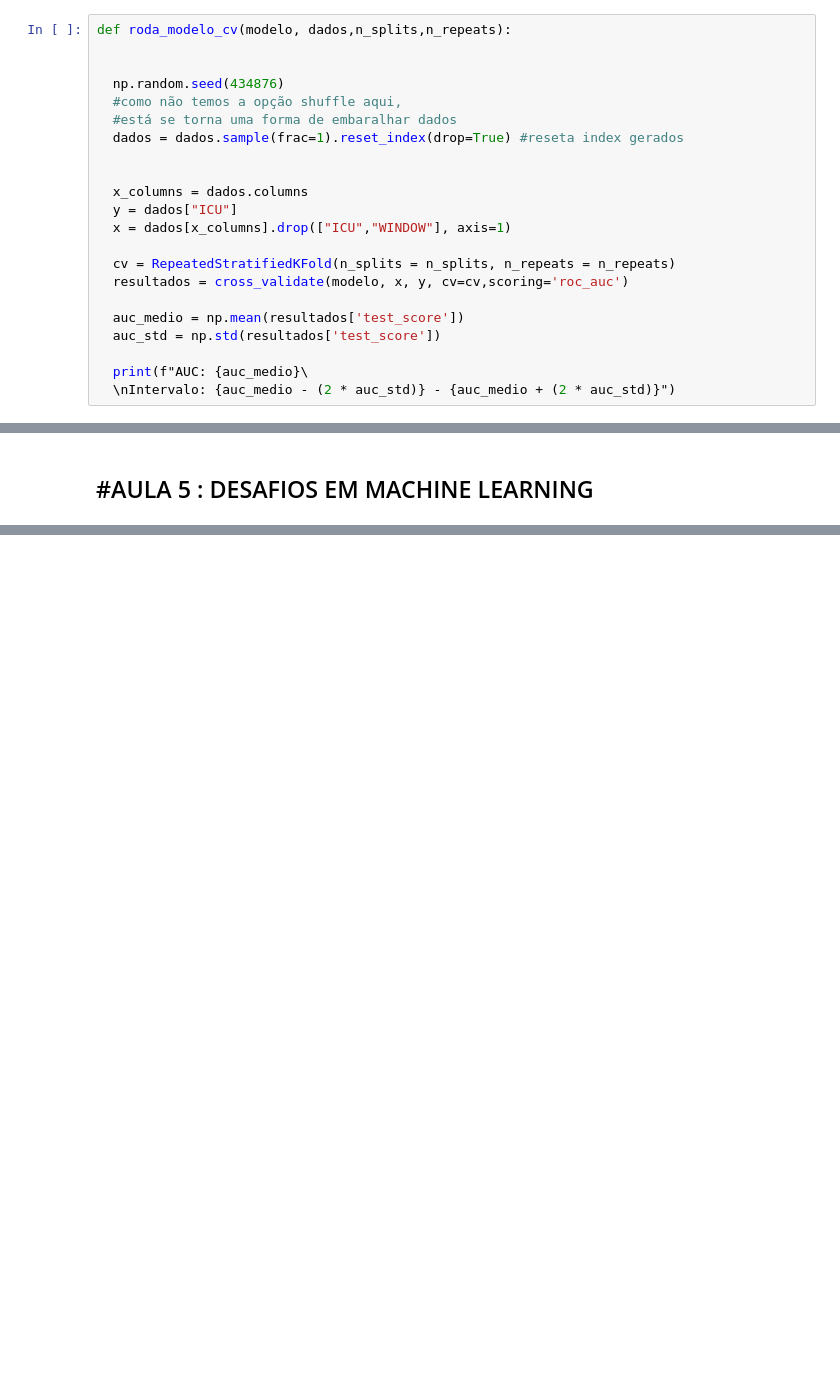
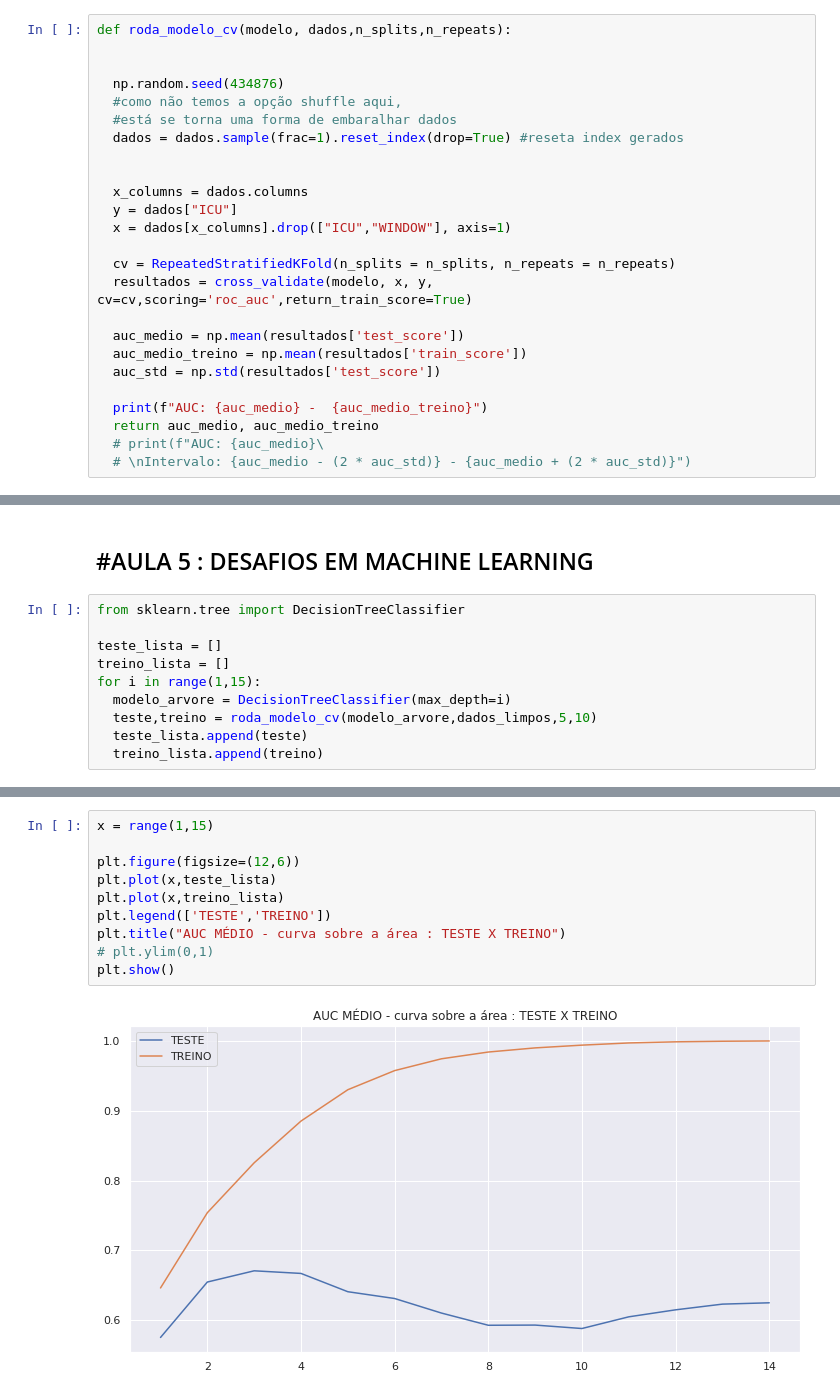
Before and after one commit to MatheusOrange211/Bootcamp-Alura, a Jupyter notebook: Modulo_6_Machine_Learning_Modelos,_Métricas_e_Validação_Progresso.ipynb, the cells around one changed output, grey strips where cells are left out. Cells and saved outputs as stored; diff of their text form; blank space fills up the shorter version.

```diff
--- a/Modulo_6_Machine_Learning_Modelos,_Métricas_e_Validação_Progresso.ipynb
+++ b/Modulo_6_Machine_Learning_Modelos,_Métricas_e_Validação_Progresso.ipynb
@@ -486,13 +488,16 @@ def roda_modelo_cv(modelo, dados,n_splits,n_repeats):
   x = dados[x_columns].drop(["ICU","WINDOW"], axis=1)
 
   cv = RepeatedStratifiedKFold(n_splits = n_splits, n_repeats = n_repeats)
-  resultados = cross_validate(modelo, x, y, cv=cv,scoring='roc_auc')
+  resultados = cross_validate(modelo, x, y, cv=cv,scoring='roc_auc',return_train_score=True)
 
   auc_medio = np.mean(resultados['test_score'])
+  auc_medio_treino = np.mean(resultados['train_score'])
   auc_std = np.std(resultados['test_score'])
 
-  print(f"AUC: {auc_medio}\
-  \nIntervalo: {auc_medio - (2 * auc_std)} - {auc_medio + (2 * auc_std)}")
+  print(f"AUC: {auc_medio} -  {auc_medio_treino}")
+  return auc_medio, auc_medio_treino
+  # print(f"AUC: {auc_medio}\
+  # \nIntervalo: {auc_medio - (2 * auc_std)} - {auc_medio + (2 * auc_std)}")
 # %% [markdown]
 **Modelo LOGISTIC REGRESSION**
 # %% [markdown]
@@ -532,3 +537,13 @@ INTERVALO: 0.548609430121252 - 0.7273843425824328
 # %% [markdown]
 #AULA 5 : DESAFIOS EM MACHINE LEARNING
 ---
+# %%
+from sklearn.tree import DecisionTreeClassifier
+
+teste_lista = []
+treino_lista = []
+for i in range(1,15):
+  modelo_arvore = DecisionTreeClassifier(max_depth=i)
+  teste,treino = roda_modelo_cv(modelo_arvore,dados_limpos,5,10)
+  teste_lista.append(teste)
+  treino_lista.append(treino)
@@ -534,0 +565,12 @@ INTERVALO: 0.548609430121252 - 0.7273843425824328
+# %%
+x = range(1,15)
+
+plt.figure(figsize=(12,6))
+plt.plot(x,teste_lista)
+plt.plot(x,treino_lista)
+plt.legend(['TESTE','TREINO'])
+plt.title("AUC MÉDIO - curva sobre a área : TESTE X TREINO")
+# plt.ylim(0,1)
+plt.show()
+# %% [output]
+[figure, added]
```
Also changed, not shown: parts of 64 cells of this notebook.
